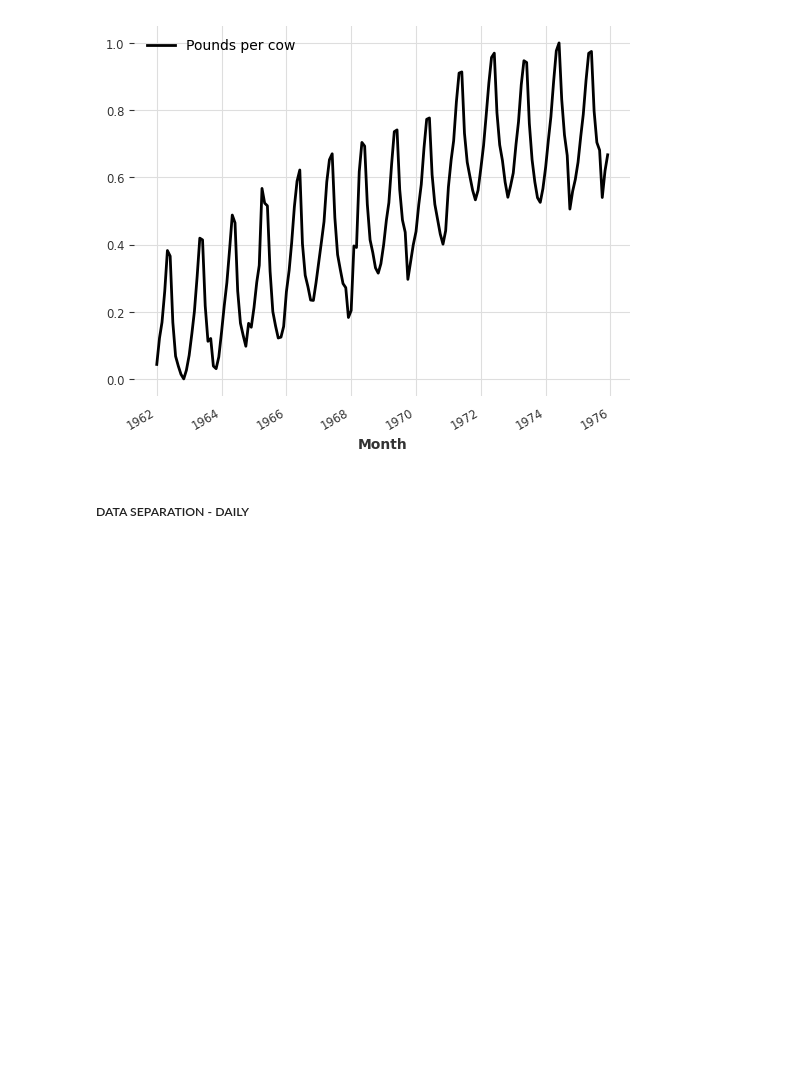
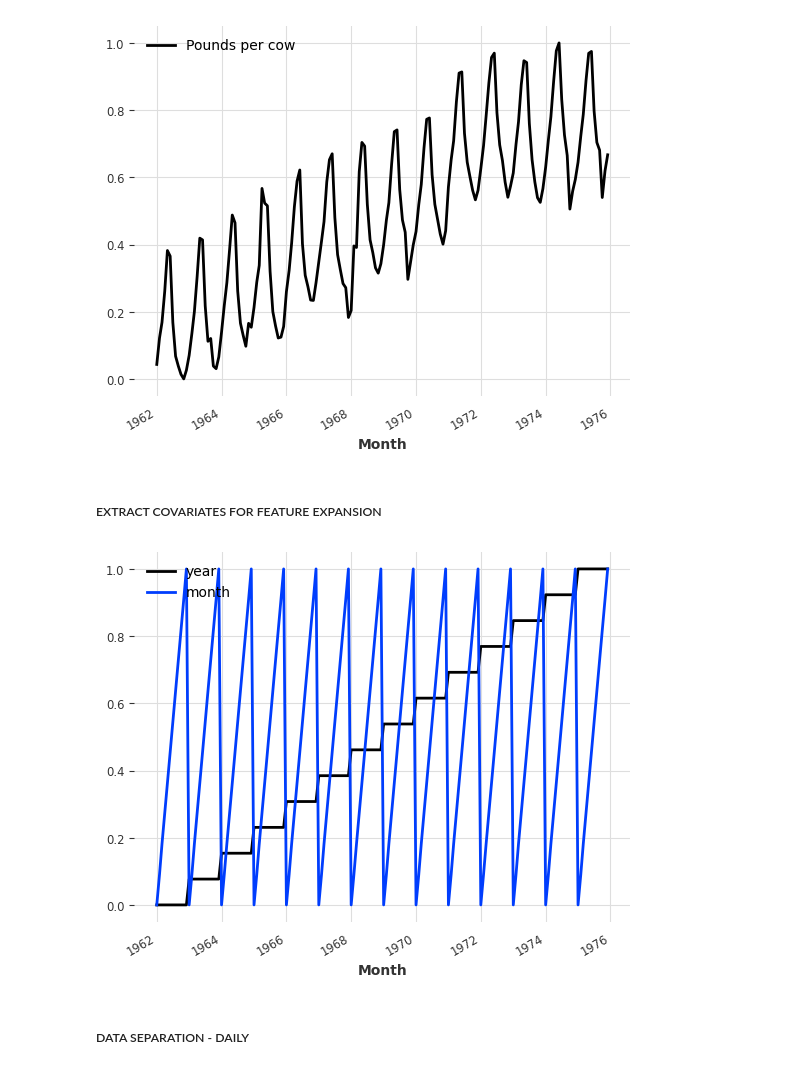
Before and after one commit to igerardoh/timeseries-production-forecast, a Jupyter notebook: code/RNN_LSTM_daily.ipynb, the cells around one changed output. Saved outputs shown, nothing was run; the diff lists cells and outputs as text; code cells hidden in the pictures; blank space fills up the shorter version.

```diff
--- a/code/1D_ExponentialSmoothing_daily.ipynb
+++ b/code/RNN_LSTM_daily.ipynb
@@ -182,6 +181,23 @@ dailyAverage[TARGET_COL].plot(label="Pounds per cow")
 plt.legend();
 # %% [output]
 [figure]
+# %% [markdown]
+##### EXTRACT COVARIATES FOR FEATURE EXPANSION
+# %%
+# build year and month series:
+var1_year = datetime_attribute_timeseries(series, attribute="year")
+var2_month = datetime_attribute_timeseries(series, attribute="month")
+
+# stack year and month to obtain series of 2 dimensions (year and month):
+past_covariates = var1_year.stack(var2_month)
+
+# scale them between 0 and 1:
+scaler_covariates = Scaler()
+past_covariates = scaler_covariates.fit_transform(past_covariates)
+
+past_covariates.plot()
+# %% [output]
+[figure, added]
 # %% [markdown]
 ##### DATA SEPARATION - DAILY
 # %%
```
Also changed, not shown: parts of 12 cells of this notebook, 5 other files.
